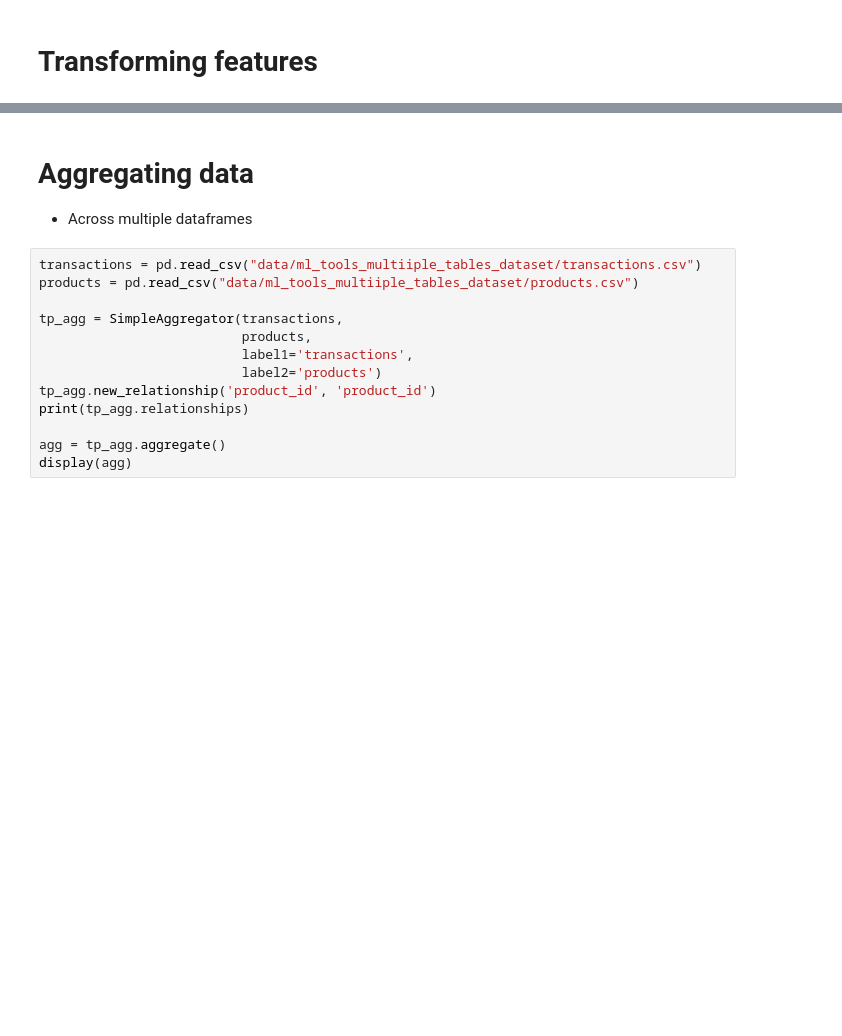
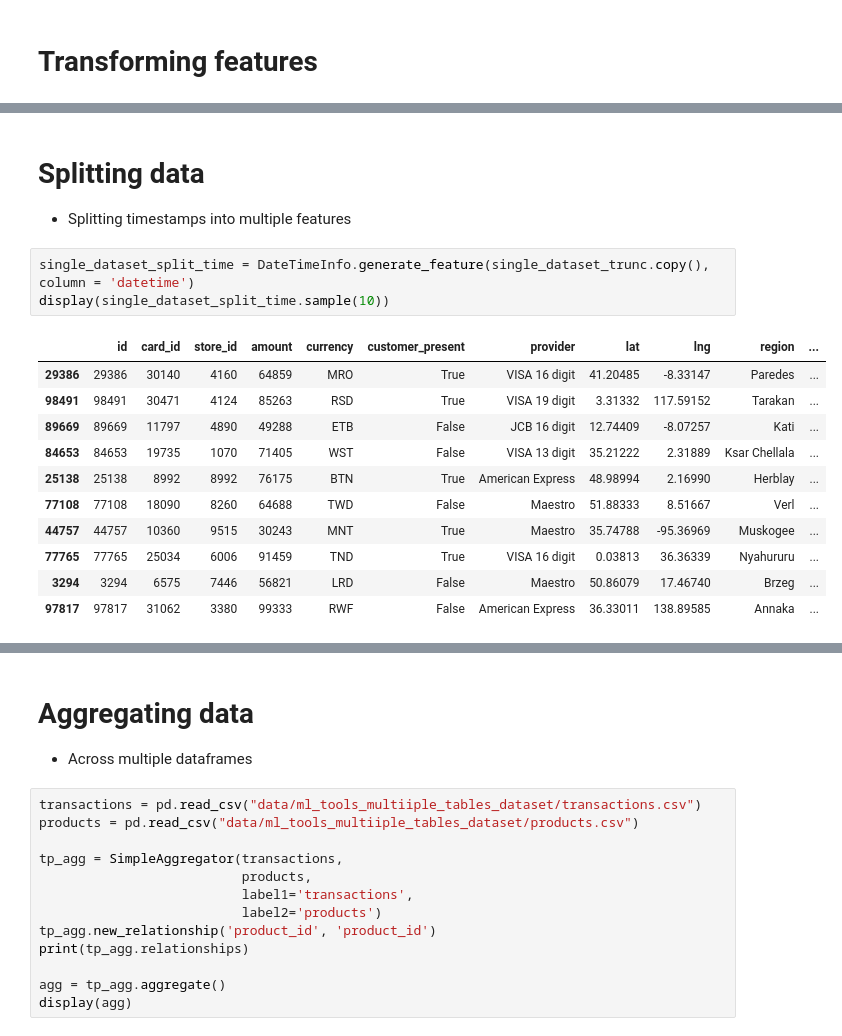
Before and after one commit to johnbridstrup/ml_tools, a Jupyter notebook: demo.ipynb, the cells around one changed output, grey strips where cells are left out. Saved outputs shown, nothing was run; the diff lists cells and outputs as text; blank space fills up the shorter version.

Commit message:
Timestamp splitter and zipcode feature generators added

```diff
--- a/demo.ipynb
+++ b/demo.ipynb
@@ -45,0 +50,18 @@ See the caveats in the documentation: https://pandas.pydata.org/pandas-docs/stab
+# %% [markdown]
+# Splitting data
+- Splitting timestamps into multiple features
+# %%
+single_dataset_split_time = DateTimeInfo.generate_feature(single_dataset_trunc.copy(), column = 'datetime')
+display(single_dataset_split_time.sample(10))
+# %% [output]
+|  | id | card_id | store_id | amount | currency | customer_present | provider | lat | lng | region | ... |
+| 29386 | 29386 | 30140 | 4160 | 64859 | MRO | True | VISA 16 digit | 41.20485 | -8.33147 | Paredes | ... |
+| 98491 | 98491 | 30471 | 4124 | 85263 | RSD | True | VISA 19 digit | 3.31332 | 117.59152 | Tarakan | ... |
+| 89669 | 89669 | 11797 | 4890 | 49288 | ETB | False | JCB 16 digit | 12.74409 | -8.07257 | Kati | ... |
+| 84653 | 84653 | 19735 | 1070 | 71405 | WST | False | VISA 13 digit | 35.21222 | 2.31889 | Ksar Chellala | ... |
+| 25138 | 25138 | 8992 | 8992 | 76175 | BTN | True | American Express | 48.98994 | 2.16990 | Herblay | ... |
+| 77108 | 77108 | 18090 | 8260 | 64688 | TWD | False | Maestro | 51.88333 | 8.51667 | Verl | ... |
+| 44757 | 44757 | 10360 | 9515 | 30243 | MNT | True | Maestro | 35.74788 | -95.36969 | Muskogee | ... |
+| 77765 | 77765 | 25034 | 6006 | 91459 | TND | True | VISA 16 digit | 0.03813 | 36.36339 | Nyahururu | ... |
+| 3294 | 3294 | 6575 | 7446 | 56821 | LRD | False | Maestro | 50.86079 | 17.46740 | Brzeg | ... |
+| 97817 | 97817 | 31062 | 3380 | 99333 | RWF | False | American Express | 36.33011 | 138.89585 | Annaka | ... |
```
Also changed, not shown: parts of 7 cells of this notebook, 3 other files.
